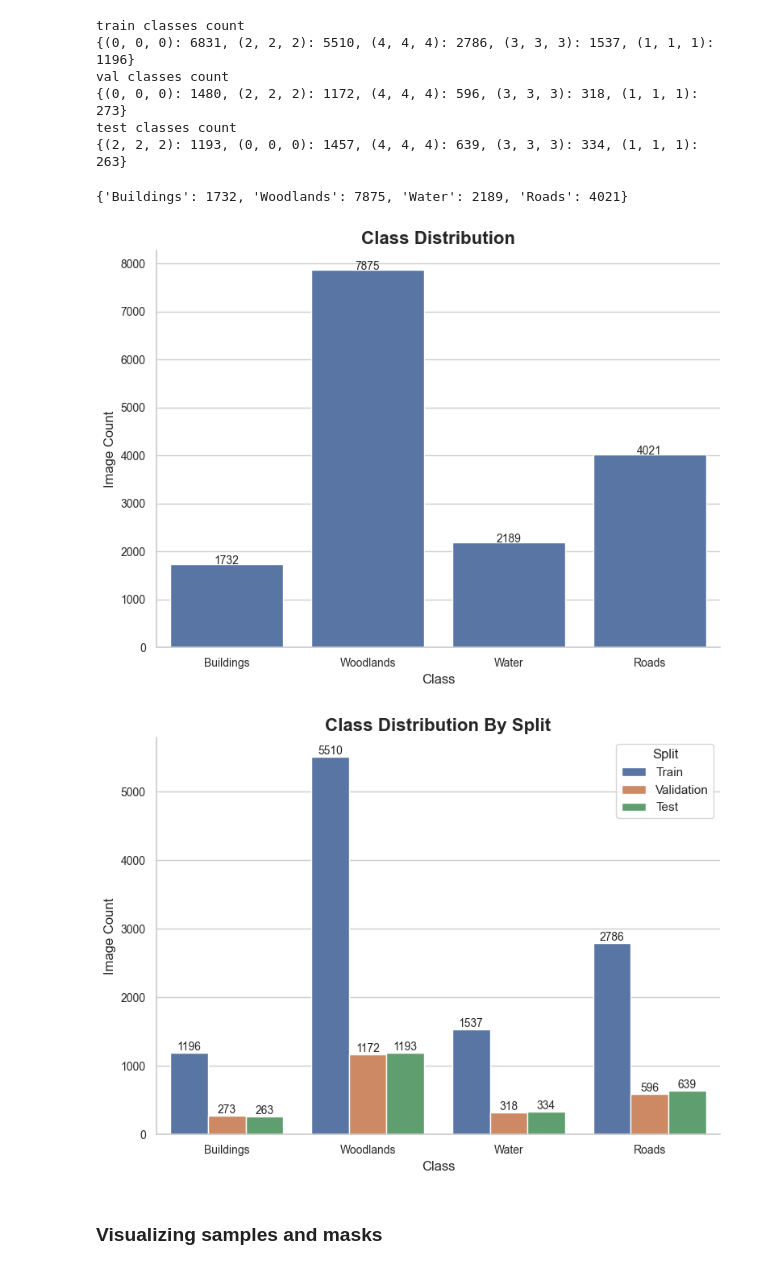
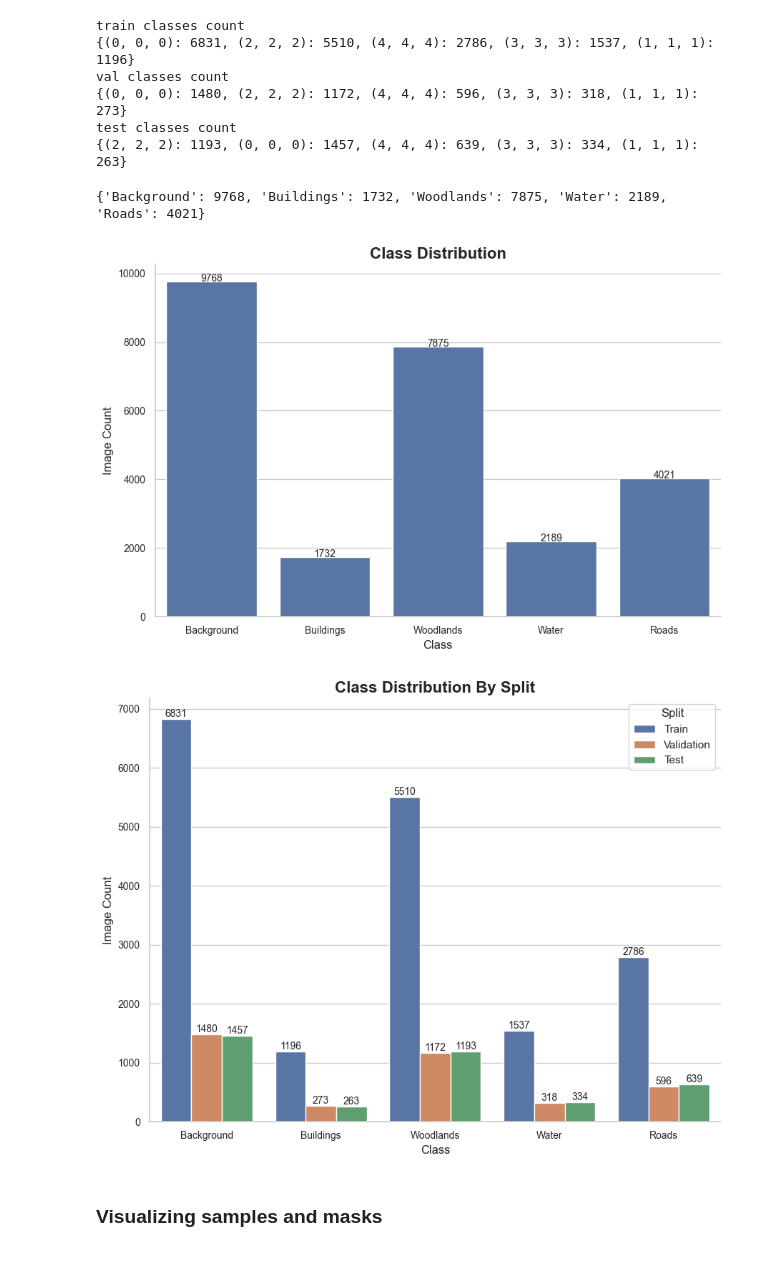
Before and after one commit to kgurnani/landcover_segmentation, a Jupyter notebook: exploratory_data_analysis.ipynb, the cells around one changed output. Cells and saved outputs as stored; diff of their text form; code cells hidden in the pictures.

```diff
--- a/exploratory_data_analysis.ipynb
+++ b/exploratory_data_analysis.ipynb
@@ -108,6 +108,7 @@ test classes count
 {(2, 2, 2): 1193, (0, 0, 0): 1457, (4, 4, 4): 639, (3, 3, 3): 334, (1, 1, 1): 263}
 # %%
 total_classes_count = {
+    "Background": train_classes_count[(0, 0, 0)] + val_classes_count[(0, 0, 0)] + test_classes_count[(0, 0, 0)],
     "Buildings": train_classes_count[(1, 1, 1)] + val_classes_count[(1, 1, 1)] + test_classes_count[(1, 1, 1)],
     "Woodlands": train_classes_count[(2, 2, 2)] + val_classes_count[(2, 2, 2)] + test_classes_count[(2, 2, 2)],
     "Water": train_classes_count[(3, 3, 3)] + val_classes_count[(3, 3, 3)] + test_classes_count[(3, 3, 3)],
@@ -116,48 +117,51 @@ total_classes_count = {
 
 print(total_classes_count)
 # %% [output]
-{'Buildings': 1732, 'Woodlands': 7875, 'Water': 2189, 'Roads': 4021}
+{'Background': 9768, 'Buildings': 1732, 'Woodlands': 7875, 'Water': 2189, 'Roads': 4021}
 # %%
 sns.set(style="whitegrid")
 
-fig, ax = plt.subplots(figsize=(8, 6))
+fig, ax = plt.subplots(figsize=(9, 6))
 
 data = {"class": total_classes_count.keys(), "count": total_classes_count.values()}
 sns.barplot(x='class', y='count', data=data, ax=ax)
 
 ax.set_title('Class Distribution', fontsize=16, fontweight='bold')
 ax.set_xlabel('Class', fontsize=12)
 ax.set_ylabel('Image Count', fontsize=12)
 
 ax.spines['top'].set_visible(False)
 ax.spines['right'].set_visible(False)
 
 ax.tick_params(axis='both', labelsize=10)
 
 for i, v in enumerate(data['count']):
     ax.text(i, v + 0.5, str(v), ha='center', fontsize=10)
 
 fig.tight_layout()
 
 plt.savefig('./figures/total_class_dist.png', dpi=300)
 plt.show()
 # %% [output]
-[figure, old version]
+[figure, new version]
 # %%
 sns.set(style="whitegrid")
 
-fig, ax = plt.subplots(figsize=(8, 6))
+fig, ax = plt.subplots(figsize=(9, 7))
 
 data = {
     "class": [
+        "Background",
         "Buildings",
         "Woodlands",
         "Water",
         "Roads",
+        "Background",
         "Buildings",
         "Woodlands",
         "Water",
         "Roads",
+        "Background",
         "Buildings",
         "Woodlands",
         "Water",
@@ -168,6 +172,8 @@ data = {
         "Train",
         "Train",
         "Train",
+        "Train",
+        "Validation",
         "Validation",
         "Validation",
         "Validation",
@@ -176,16 +182,20 @@ data = {
         "Test",
         "Test",
         "Test",
+        "Test",
     ],
     "count": [
+        train_classes_count[(0, 0, 0)],
         train_classes_count[(1, 1, 1)],
         train_classes_count[(2, 2, 2)],
         train_classes_count[(3, 3, 3)],
         train_classes_count[(4, 4, 4)],
+        val_classes_count[(0, 0, 0)],
         val_classes_count[(1, 1, 1)],
         val_classes_count[(2, 2, 2)],
         val_classes_count[(3, 3, 3)],
         val_classes_count[(4, 4, 4)],
+        test_classes_count[(0, 0, 0)],
         test_classes_count[(1, 1, 1)],
         test_classes_count[(2, 2, 2)],
         test_classes_count[(3, 3, 3)],
@@ -212,7 +222,7 @@ fig.tight_layout()
 plt.savefig('./figures/split_class_dist.png', dpi=300)
 plt.show()
 # %% [output]
-[figure, old version]
+[figure, new version]
 # %% [markdown]
 ### Visualizing samples and masks
 # %%
```
Also changed, not shown: 1 other file.
